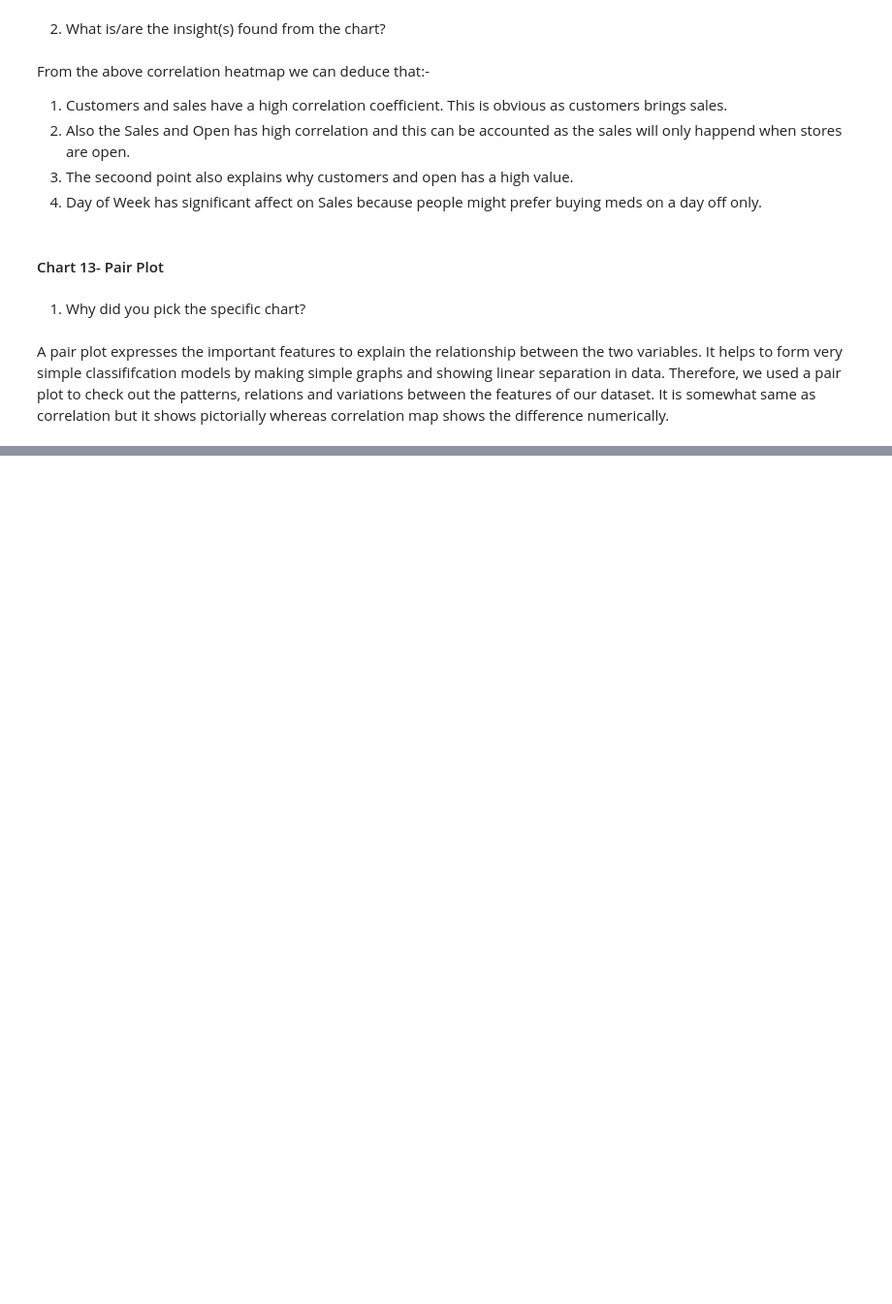
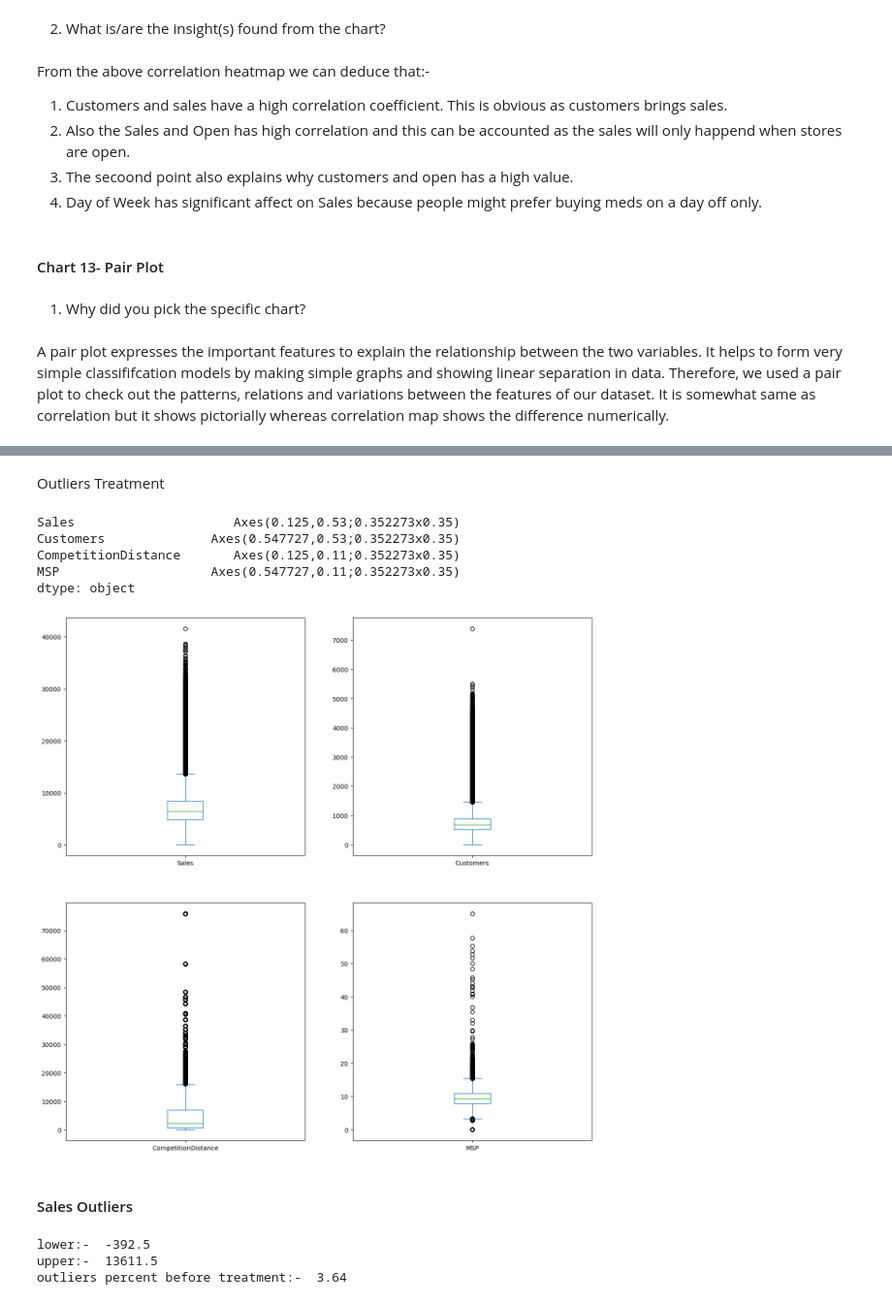
Before and after one commit to ideepakpal/Rossman-Sales-Prediction, a Jupyter notebook: Rossman-Regression.ipynb, the cells around one changed output, grey strips where cells are left out. Shown at 97% size. Saved outputs shown, nothing was run; the diff lists cells and outputs as text; code cells hidden in the pictures; blank space fills up the shorter version.

```diff
--- a/Rossman-Regression.ipynb
+++ b/Rossman-Regression.ipynb
@@ -792,0 +795,10 @@ dataset['Quarter'] = dataset['Date'].dt.quarter
+# %%
+dataset['PromoInterval'].fillna(0, inplace=True)
+# %%
+#This data also include the days when the stores were closed. Since those days do not contribute to the sales, so we can remove those rows when stores were closed.
+
+dataset = dataset[dataset['Open']==1]
+
+dataset.reset_index(inplace=True)
+
+dataset.drop(['index','Open'],axis=1, inplace=True)
@@ -792,0 +807,8 @@ dataset['Quarter'] = dataset['Date'].dt.quarter
+# %%
+#Lets name that column, money spent by a person(MSP)
+#We can calculate MSP by dividing sales by customers.
+dataset['MSP'] = dataset['Sales']/dataset['Customers']
+#For 0 Customers 0 Sales day, we got Nan in the MSP column, replacing those values with 0
+dataset['MSP'].replace(np.nan,0, inplace=True)
+# %%
+dataset = dataset.drop(['Quarter','Promo2',],axis=1)
@@ -792,0 +841,11 @@ dataset['Quarter'] = dataset['Date'].dt.quarter
+# %% [markdown]
+Outliers Treatment
+# %%
+dataset.plot(y=['Sales','Customers','CompetitionDistance','MSP'], kind="box", subplots=True, layout=(2,2), figsize=(15,15))
+# %% [output]
+Sales                     Axes(0.125,0.53;0.352273x0.35)
+Customers              Axes(0.547727,0.53;0.352273x0.35)
+CompetitionDistance       Axes(0.125,0.11;0.352273x0.35)
+MSP                    Axes(0.547727,0.11;0.352273x0.35)
+dtype: object
+[figure, added]
@@ -792,0 +863,15 @@ dataset['Quarter'] = dataset['Date'].dt.quarter
+# %% [markdown]
+#### Sales Outliers
+# %%
+l_sales, h_sales, percent_sales = calculate_outlier(dataset, 'Sales')
+
+print(f"lower:-  {l_sales} ")
+print(f"upper:-  {h_sales} ")
+print(f"outliers percent before treatment:-  {percent_sales} ")
+
+#2.62% => 20,000 approx values are in outliers, which is very significant.
+# We know that the sales is not less than 0 anywhere, so dealing with the upper outliers by replacing all the values greater than h_sales by h_sales.
+# %% [output]
+lower:-  -392.5
+upper:-  13611.5
+outliers percent before treatment:-  3.64
```
Also changed, not shown: parts of 54 cells of this notebook.
